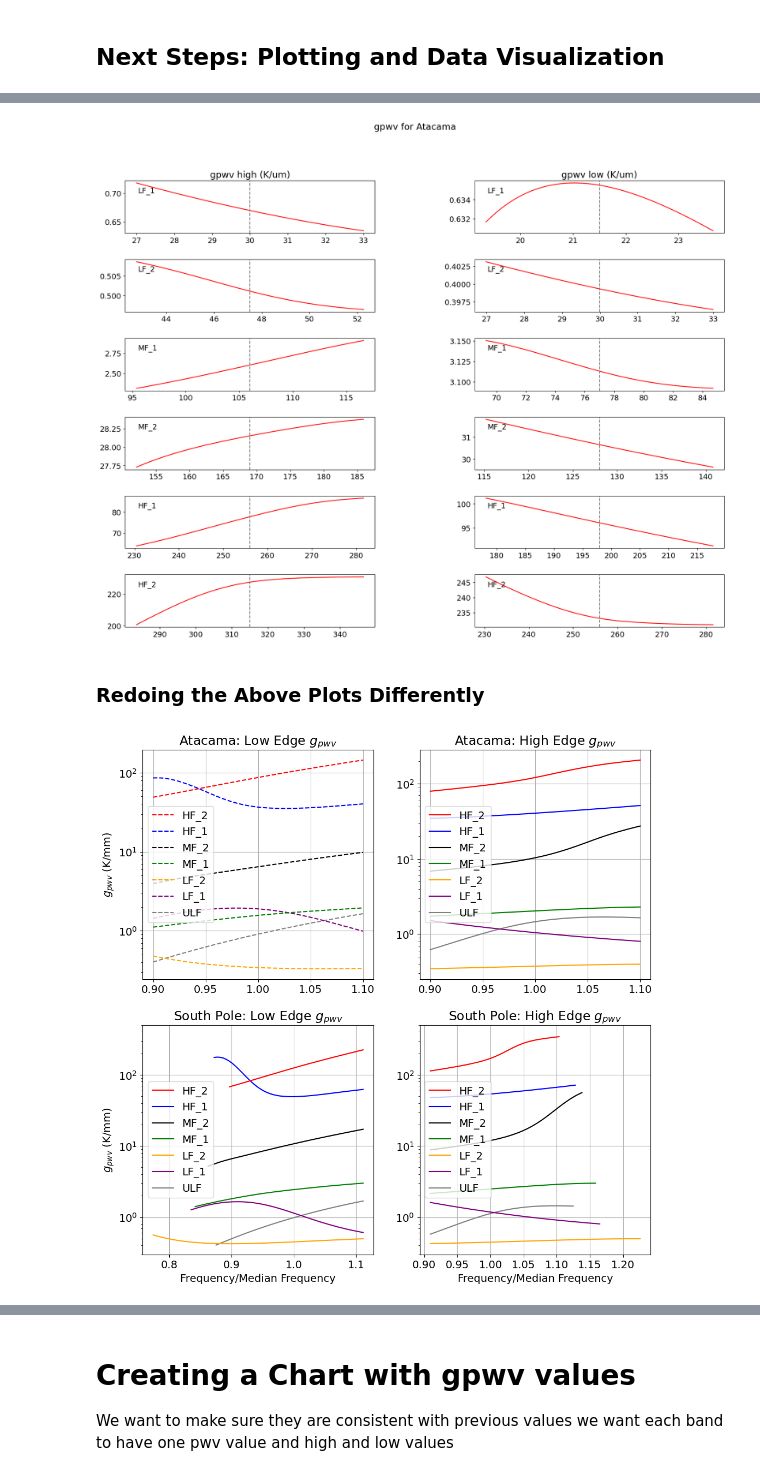
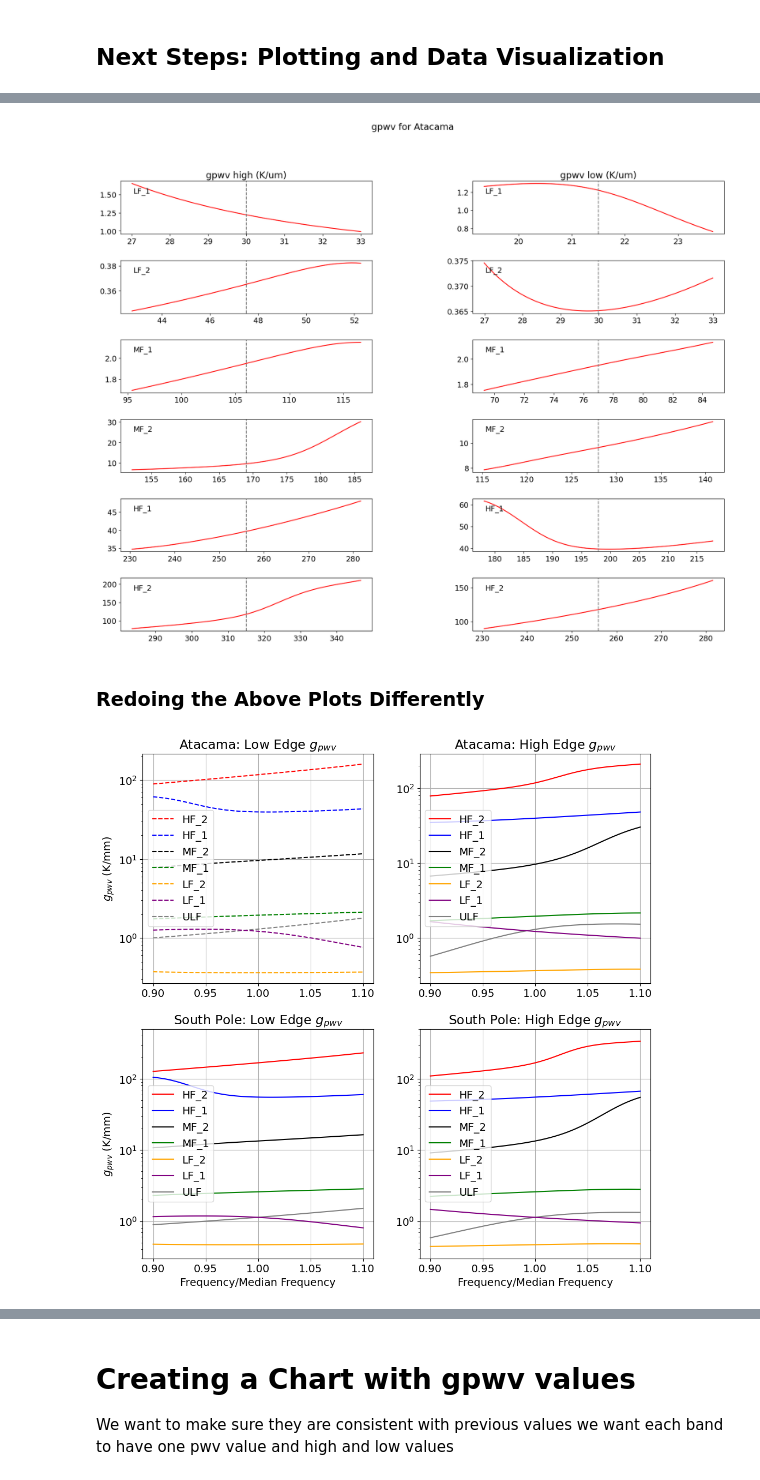
Before and after one commit to JohnRuhl/Atmos_pwv_flucts, a Jupyter notebook: Atmos_pwv_flucts.ipynb, the cells around one changed output, grey strips where cells are left out. Drawn from its saved outputs; the diff is of its cells as text; code cells hidden in the pictures.

Commit message:
fixed g_pwv plots vs edge

```diff
--- a/Atmos_pwv_flucts.ipynb
+++ b/Atmos_pwv_flucts.ipynb
@@ -682,7 +682,7 @@ for pwv in spole_pwvs:
         Tb_interp = np.interp(nuvec,nu_atmos,Tb_atmos1)
         Tb_atmos2 = atmos['Pole'][pwv+100][5]
         Tb_interp2= np.interp(nuvec,nu_atmos,Tb_atmos2)
-        bandmodel = logistic_bandmodel(nuvec, bandcenter, dnu, a, n)*alpha_bandmodel(nuvec, bandcenter, alpha)
+        bandmodel = logistic_bandmodel(nuvec, bandcenter, dnu, a, n)#*alpha_bandmodel(nuvec, bandcenter, alpha)
         dPdpwv = calc_dPdpwv(nuvec, Tb_interp, Tb_interp2, dpwv, bandmodel)
         dPdTcmb = calc_dPdTcmb(nuvec, bandmodel, atmos_trans_interp)
         gpwv= dPdpwv/dPdTcmb
@@ -700,38 +700,38 @@ for pwv in spole_pwvs:
 
         #look into .py file and edit
         npts=50
-        freqvec_high= np.linspace(bandcenter, nuhigh+(nuhigh*0.1), npts)
+        freqvec_high= np.linspace(0.9*nuhigh, 1.1*nuhigh, npts)
         #freqvec_high= np.linspace(nuhigh-(nuhigh*0.1), nuhigh+(nuhigh*0.1), npts)
         dPdTcmb_h= np.array([])
         dPdpwv_h= np.array([])
-        gpwv_h= np.array([])
+        #gpwv_h= np.array([])
 
         nu= nuvec*1e9
         dB_dT= dBdT(2.7, nu) ##take outside loop
         for freqhigh in freqvec_high:
 
-            model1 = logistic_easy(nuvec, nulow, freqhigh, a, n)*alpha_bandmodel(nuvec, nulow, alpha)*atmos_trans_interp
+            model1 = logistic_easy(nuvec, nulow, freqhigh, a, n)#*alpha_bandmodel(nuvec, nulow, alpha)*atmos_trans_interp
             dPdTcmb= np.trapz(model1*dB_dT*(c**2/nu**2), nu)
             dPdTcmb_h= np.append(dPdTcmb_h, dPdTcmb)
+            plt.plot(nuvec,model1)
 
             P_atm0 = np.trapz(model1*bnu_aomega(nu, Tb_interp), nu)
             P_atm1 = np.trapz(model1*bnu_aomega(nu, Tb_interp2), nu)
             dPdpwv = (P_atm1-P_atm0)/0.1
             dPdpwv_h= np.append(dPdpwv_h,dPdpwv)
 
-            gpwv_h= np.append(gpwv_h, dPdpwv/dPdTcmb)
+            #gpwv_h= np.append(gpwv_h, dPdpwv/dPdTcmb)
 
-        freqvec_low= np.linspace(nulow-(nulow*0.1), bandcenter, npts)
+        freqvec_low= np.linspace(0.9*nulow, 1.1*nulow, npts)
         #freqvec_low= np.linspace(nulow-(nulow*0.1), nulow+(nulow*0.1), npts)
         dPdTcmb_l= np.array([])
         dPdpwv_l= np.array([])
-        gpwv_l= np.array([])
+        #gpwv_l= np.array([])
 
         for freqlow in freqvec_low:
             #nu= nuvec*1e9
-            model1 = logistic_easy(nuvec, nuhigh, freqlow, a, n)*alpha_bandmodel(nuvec, nuhigh, alpha)*atmos_trans_interp
+            model1 = logistic_easy(nuvec, freqlow,nuhigh, a, n)#*alpha_bandmodel(nuvec, nuhigh, alpha)*atmos_trans_interp
             #dB_dT= dBdT(2.7, nu)
-
             dPdTcmb_l= np.append(dPdTcmb_l, np.trapz(model1*dB_dT*(c**2/nu**2), nu))
             P_atm0 = np.trapz(model1*bnu_aomega(nu, Tb_interp), nu)
             P_atm1 = np.trapz(model1*bnu_aomega(nu, Tb_interp2), nu)
@@ -817,7 +819,7 @@ for pwv in atacama_pwvs:
         atacama_dict[pwv][ch]['gpwv']= (dPdpwv/dPdTcmb)
 
         npts=50
-        freqvec_high= np.linspace(nuhigh-(nuhigh*0.1), nuhigh+(nuhigh*0.1), npts)
+        freqvec_high= np.linspace(0.9*nuhigh, 1.1*nuhigh, npts)
         dPdTcmb_h= np.array([])
         dPdpwv_h= np.array([])
         gpwv_h= np.array([])
@@ -825,7 +827,7 @@ for pwv in atacama_pwvs:
         nu= nuvec*1e9
         dB_dT= dBdT(2.7, nu)
         for freqhigh in freqvec_high:
-            model1 = logistic_easy(nuvec, nulow, freqhigh, a, n)*alpha_bandmodel(nuvec, nulow, alpha)*atmos_trans_interp
+            model1 = logistic_easy(nuvec, nulow, freqhigh, a, n)#*alpha_bandmodel(nuvec, bandcenter, alpha)*atmos_trans_interp
             #print(model1)
             dPdTcmb_h= np.append(dPdTcmb_h, np.trapz(model1*dB_dT*(c**2/nu**2), nu))
 
@@ -834,14 +836,14 @@ for pwv in atacama_pwvs:
             dPdpwv_h= np.append(dPdpwv_h, (P_atm1-P_atm0)/0.1)
             #gpwv_h= np.append(gpwv_h, dPdpwv_h/dPdTcmb_h)
 
-        freqvec_low= np.linspace(nulow-(nulow*0.1), nulow+(nulow*0.1), npts)
+        freqvec_low= np.linspace(0.9*nulow, 1.1*nulow, npts)
         dPdTcmb_l= np.array([])
         dPdpwv_l= np.array([])
         gpwv_l= np.array([])
 
         for freqlow in freqvec_low:
             #nu= nuvec*1e9
-            model1 = logistic_easy(nuvec, nuhigh, freqlow, a, n)*alpha_bandmodel(nuvec, nuhigh, alpha)*atmos_trans_interp
+            model1 = logistic_easy(nuvec, freqlow,nuhigh, a, n)#*alpha_bandmodel(nuvec, bandcenter, alpha)*atmos_trans_interp
             #dB_dT= dBdT(2.7, nu)
 
             dPdTcmb_l= np.append(dPdTcmb_l, np.trapz(model1*dB_dT*(c**2/nu**2), nu))
@@ -1129,7 +1131,7 @@ for pwv in Atacama_pwvs:
             axis[ii2, ii3].axvline(x = atacama_dict[pwv][ch]['low_edge_0'], color='grey', linestyle='dashed', label = 'upper band edge')
             #axis[ii2, ii3].set_xlabel('Frequency (GHz)', loc='center')
 # %% [output]
-[figure, old version]
+[figure, new version]
 # %% [markdown]
 ### Redoing the Above Plots Differently
 # %%
@@ -1144,7 +1146,7 @@ bandarray=list(bandtype_dict.keys())
 plt.subplot(2,2,1)
 for ch in chlist:
     btype=bandtype_dict['LAT'][ch]
-    plt.semilogy(atacama_dict[900][ch]['lowvec']/np.median(atacama_dict[900][ch]['lowvec']), (atacama_dict[900][ch]['gpwv_l']), color=btype, linestyle='dashed', label=ch)
+    plt.semilogy(atacama_dict[900][ch]['lowvec']/atacama_dict[900][ch]['low_edge_0'], (atacama_dict[900][ch]['gpwv_l']), color=btype, linestyle='dashed', label=ch)
 plt.ylabel('$g_{pwv}$ (K/mm)')
 #plt.xlabel('Frequency/Median Frequency')
 plt.title('Atacama: Low Edge $g_{pwv}$')
@@ -1160,7 +1162,7 @@ plt.legend([handles[i] for i in order], [labels[i] for i in order], loc='center
 plt.subplot(2,2,2)
 for ch in chlist:
     btype=bandtype_dict['LAT'][ch]
-    plt.semilogy(atacama_dict[900][ch]['highvec']/np.median(atacama_dict[900][ch]['highvec']), (atacama_dict[900][ch]['gpwv_h']), color=btype, label=ch)
+    plt.semilogy(atacama_dict[900][ch]['highvec']/atacama_dict[900][ch]['high_edge_0'], (atacama_dict[900][ch]['gpwv_h']), color=btype, label=ch)
 #plt.ylabel('gpwv (K/mm)')
 #plt.xlabel('Frequency/Median Frequency')
 plt.title('Atacama: High Edge $g_{pwv}$')
@@ -1177,39 +1179,39 @@ plt.legend([handles[i] for i in order], [labels[i] for i in order],loc='center l
 plt.subplot(2,2,3)
 for ch in chlist:
     btype=bandtype_dict['LAT'][ch]
-    plt.semilogy((spole_dict[300][ch]['lowvec']/spole_dict[300][ch]['bandcenter'])/0.9,(spole_dict[300][ch]['gpwv_l']), color=btype, label=ch) #  np.median(spole_dict[300][ch]['lowvec']), (spole_dict[300][ch]['gpwv_l']), color=btype, linestyle='dashed', label=ch)
+    plt.semilogy((spole_dict[300][ch]['lowvec']/spole_dict[300][ch]['low_edge_0']),(spole_dict[300][ch]['gpwv_l']), color=btype, label=ch) #  np.median(spole_dict[300][ch]['lowvec']), (spole_dict[300][ch]['gpwv_l']), color=btype, linestyle='dashed', label=ch)
 plt.ylabel('$g_{pwv}$ (K/mm)')
 plt.xlabel('Frequency/Median Frequency')
 plt.title('South Pole: Low Edge $g_{pwv}$')
 plt.grid()
 #plt.xlim(0.9,1.1)
 plt.ylim(0.3,500)
 handles, labels = plt.gca().get_legend_handles_labels()
 
 # specify order
 order = [6, 5, 4, 3, 2, 1, 0]
 
 # pass handle & labels lists along with order as below
 plt.legend([handles[i] for i in order], [labels[i] for i in order], loc='center left')#, loc='center')#, borderaxespad=0)
 #plt.show()
 
 plt.subplot(2,2,4)
 for ch in chlist:
     btype=bandtype_dict['LAT'][ch]
-    plt.semilogy((spole_dict[300][ch]['highvec']/spole_dict[300][ch]['bandcenter'])/1.1,(spole_dict[300][ch]['gpwv_h']), color=btype, label=ch)#np.median(spole_dict[300][ch]['highvec']), (spole_dict[300][ch]['gpwv_h']), color=btype, label=ch)
+    plt.semilogy((spole_dict[300][ch]['highvec']/spole_dict[300][ch]['high_edge_0']),(spole_dict[300][ch]['gpwv_h']), color=btype, label=ch)#np.median(spole_dict[300][ch]['highvec']), (spole_dict[300][ch]['gpwv_h']), color=btype, label=ch)
 #plt.ylabel('gpwv (K/mm)')
 plt.xlabel('Frequency/Median Frequency')
 plt.title('South Pole: High Edge $g_{pwv}$')
 plt.grid()
 #plt.xlim(0.9,1.1)
 plt.ylim(0.3,500)
 handles, labels = plt.gca().get_legend_handles_labels()
 
 # specify order
 order = [6, 5, 4, 3, 2, 1, 0]
 
 # pass handle & labels lists along with order as below
 plt.legend([handles[i] for i in order], [labels[i] for i in order], loc='center left')#, borderaxespad=0)
 plt.show()
 # %% [output]
-[figure, old version]
+[figure, new version]
```
Also changed, not shown: parts of 27 cells of this notebook.
